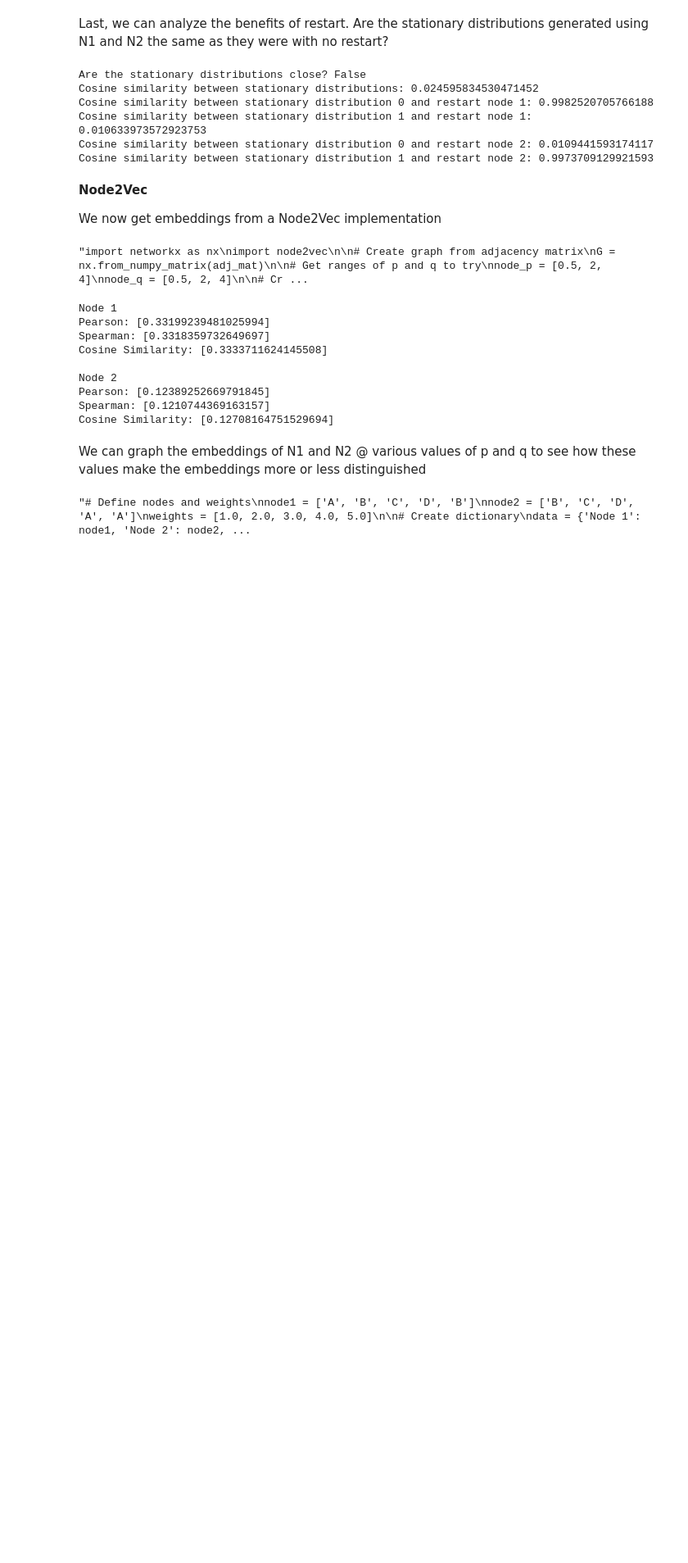
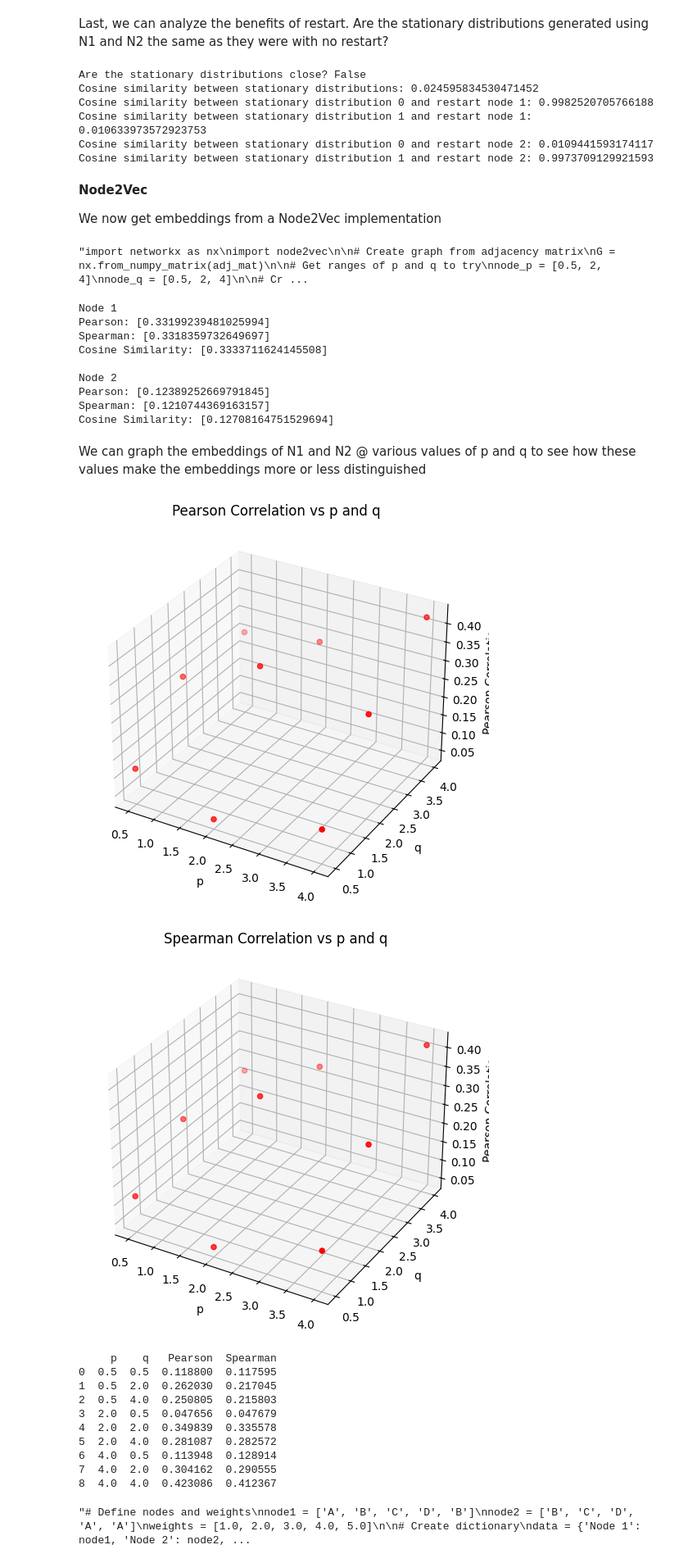
Before and after one commit to faverogian/ECSE556, a Jupyter notebook: Assignment 2/Code/random_walks.ipynb, the cells around one changed output. Shown: that part at 82% size. Drawn from its saved outputs; the diff is of its cells as text; code cells hidden in the pictures; blank space fills up the shorter version.

Commit message:
node2vec complete

```diff
--- a/Assignment 2/Code/random_walks.ipynb
+++ b/Assignment 2/Code/random_walks.ipynb
@@ -313,7 +313,7 @@ Cosine similarity between stationary distribution 1 and restart node 2: 0.997370
 
 We now get embeddings from a Node2Vec implementation
 # %%
-'''import networkx as nx
+import networkx as nx
 import node2vec
 
 # Create graph from adjacency matrix
@@ -327,14 +327,13 @@ node_q = [0.5, 2, 4]
 node2vec_models = []
 for p in node_p:
     for q in node_q:
-        if p != q:
-            walk = node2vec.Node2Vec(G, p=p, q=q, workers=10)
-            model = walk.fit()
-            node2vec_models.append(model)
+        walk = node2vec.Node2Vec(G, p=p, q=q, workers=10)
+        model = walk.fit()
+        node2vec_models.append(model)
 
 # Save node2vec models
 for index, model in enumerate(node2vec_models):
-    model.wv.save_word2vec_format(f'node2vec/node2vec_model_{index}.bin')'''
+    model.wv.save_word2vec_format(f'node2vec/node2vec_model_{index}.bin')
 # %% [output]
 "import networkx as nx\nimport node2vec\n\n# Create graph from adjacency matrix\nG = nx.from_numpy_matrix(adj_mat)\n\n# Get ranges of p and q to try\nnode_p = [0.5, 2, 4]\nnode_q = [0.5, 2, 4]\n\n# Cr ...
 # %%
@@ -413,6 +412,66 @@ Spearman: [0.1210744369163157]
 Cosine Similarity: [0.12708164751529694]
 # %% [markdown]
 We can graph the embeddings of N1 and N2 @ various values of p and q to see how these values make the embeddings more or less distinguished
+# %%
+p_values = [0.5, 0.5, 0.5, 2, 2, 2, 4, 4, 4]
+q_values = [0.5, 2, 4, 0.5, 2, 4, 0.5, 2, 4]
+
+node2vec_models = []
+for i in range(9):
+    node2vec_models.append(Word2Vec.load(f'node2vec/node2vec_model_{i}.bin'))
+
+# Get pearson correlation between embeddings of N1 and N2 for each model
+pearson_map = []
+for model in node2vec_models:
+    pearson = pearsonr(model.wv[N1], model.wv[N2])[0]
+    pearson_map.append(pearson)
+
+# Get spearman correlation between embeddings of N1 and N2 for each model
+spearman_map = []
+for model in node2vec_models:
+    spearman = spearmanr(model.wv[N1], model.wv[N2])[0]
+    spearman_map.append(spearman)
+
+# Plot 2 3D scatter plots of embeddings
+import matplotlib.pyplot as plt
+from mpl_toolkits.mplot3d import Axes3D
+
+# x-axis: p, y-axis: q, z-axis: pearson correlation
+fig = plt.figure(figsize=(8, 6))
+ax = fig.add_subplot(111, projection='3d')
+ax.scatter(p_values, q_values, pearson_map, c='r', marker='o')
+ax.set_xlabel('p')
+ax.set_ylabel('q')
+ax.set_zlabel('Pearson Correlation')
+plt.title('Pearson Correlation vs p and q')
+plt.show()
+
+# x-axis: p, y-axis: q, z-axis: spearman correlation
+fig = plt.figure(figsize=(8, 6))
+ax = fig.add_subplot(111, projection='3d')
+ax.scatter(p_values, q_values, spearman_map, c='r', marker='o')
+ax.set_xlabel('p')
+ax.set_ylabel('q')
+ax.set_zlabel('Pearson Correlation')
+plt.title('Spearman Correlation vs p and q')
+plt.show()
+
+# Make table of p, q, pearson, spearman
+df = pd.DataFrame({'p': p_values, 'q': q_values, 'Pearson': pearson_map, 'Spearman': spearman_map})
+print(df)
+# %% [output]
+[figure, added]
+[figure, added]
+     p    q   Pearson  Spearman
+0  0.5  0.5  0.118800  0.117595
+1  0.5  2.0  0.262030  0.217045
+2  0.5  4.0  0.250805  0.215803
+3  2.0  0.5  0.047656  0.047679
+4  2.0  2.0  0.349839  0.335578
+5  2.0  4.0  0.281087  0.282572
+6  4.0  0.5  0.113948  0.128914
+7  4.0  2.0  0.304162  0.290555
+8  4.0  4.0  0.423086  0.412367
 # %%
 ''' Test code for adj matrix processing '''
 
```
Also changed, not shown: 12 other files.
